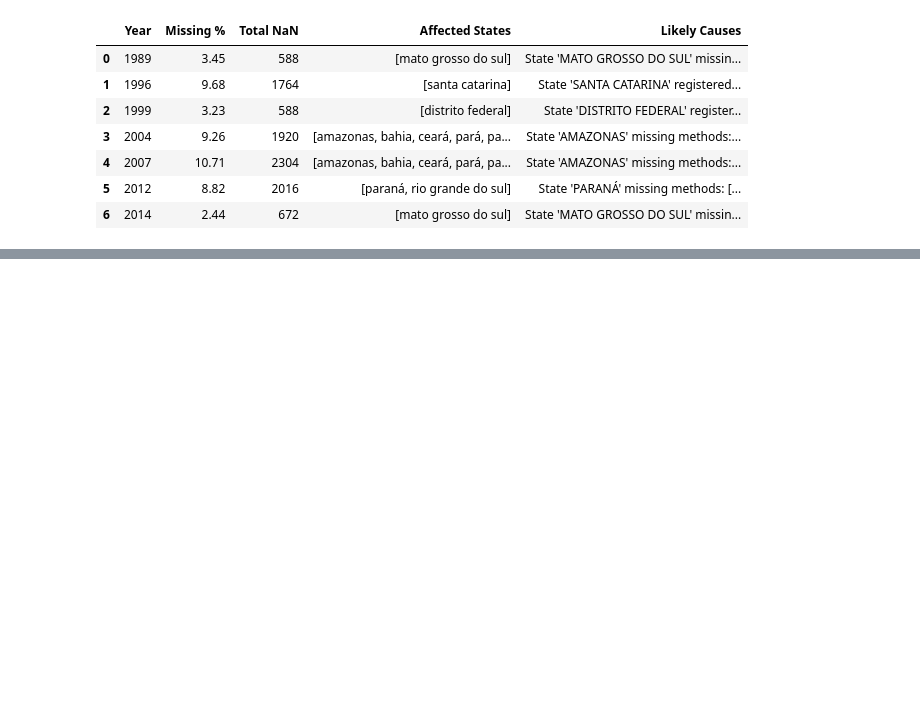
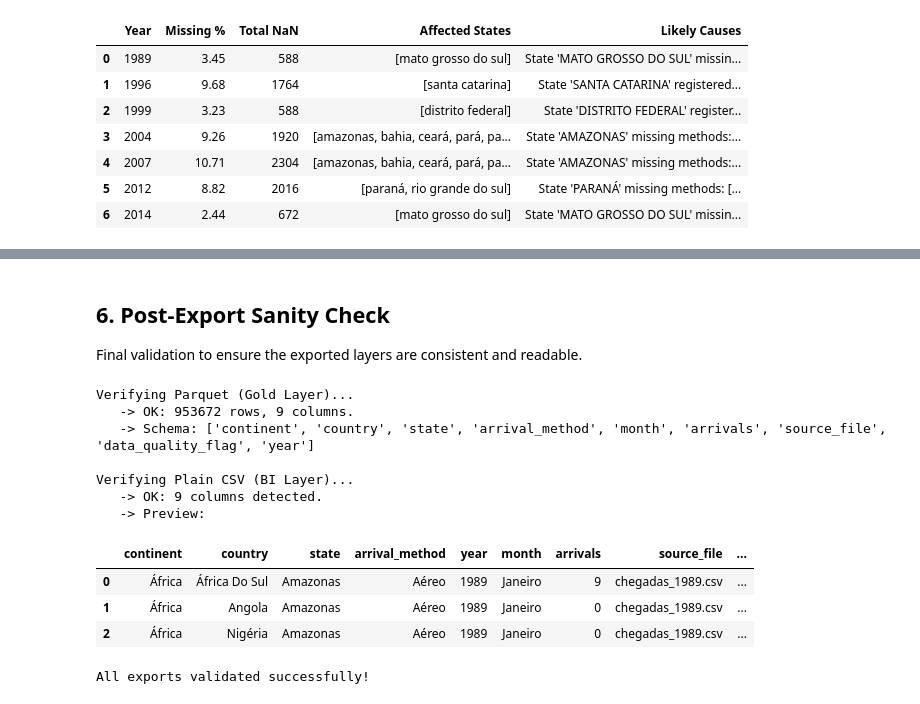
Before and after one commit to Dev-Yudii/tourism-analysis, a Jupyter notebook: notebooks/tourism_1989_2024.ipynb, the cells around one changed output, grey strips where cells are left out. Cells and saved outputs as stored; diff of their text form; code cells hidden in the pictures; blank space fills up the shorter version.

```diff
--- a/notebooks/tourism_1989_2024.ipynb
+++ b/notebooks/tourism_1989_2024.ipynb
@@ -385,0 +680,33 @@ display(quality_report)
+# %% [markdown]
+## 6. Post-Export Sanity Check <a id="final-check"></a>
+Final validation to ensure the exported layers are consistent and readable.
+# %%
+# --- Parquet Validation ---
+print("Verifying Parquet (Gold Layer)...")
+df_check = pd.read_parquet(parquet_path)
+assert not df_check.isnull().values.any(), "Sanity Check Failed: NaN values found!"
+assert df_check['arrivals'].dtype in ['int64', 'float64'], "Sanity Check Failed: Wrong dtype!"
+print(f"   -> OK: {df_check.shape[0]} rows, {df_check.shape[1]} columns.")
+print(f"   -> Schema: {list(df_check.columns)}")
+
+# --- CSV Validation ---
+print("\nVerifying Plain CSV (BI Layer)...")
+df_csv_check = pd.read_csv(csv_plain_path, sep=';', nrows=5)
+print(f"   -> OK: {df_csv_check.shape[1]} columns detected.")
+print(f"   -> Preview:")
+display(df_csv_check.head(3))
+
+print("\nAll exports validated successfully!")
+# %% [output]
+Verifying Parquet (Gold Layer)...
+   -> OK: 953672 rows, 9 columns.
+   -> Schema: ['continent', 'country', 'state', 'arrival_method', 'month', 'arrivals', 'source_file', 'data_quality_flag', 'year']
+
+Verifying Plain CSV (BI Layer)...
+   -> OK: 9 columns detected.
+   -> Preview:
+|  | continent | country | state | arrival_method | year | month | arrivals | source_file | ... |
+| 0 | África | África Do Sul | Amazonas | Aéreo | 1989 | Janeiro | 9 | chegadas_1989.csv | ... |
+| 1 | África | Angola | Amazonas | Aéreo | 1989 | Janeiro | 0 | chegadas_1989.csv | ... |
+| 2 | África | Nigéria | Amazonas | Aéreo | 1989 | Janeiro | 0 | chegadas_1989.csv | ... |
+All exports validated successfully!
```
Also changed, not shown: parts of 24 cells of this notebook, 2 other files.
